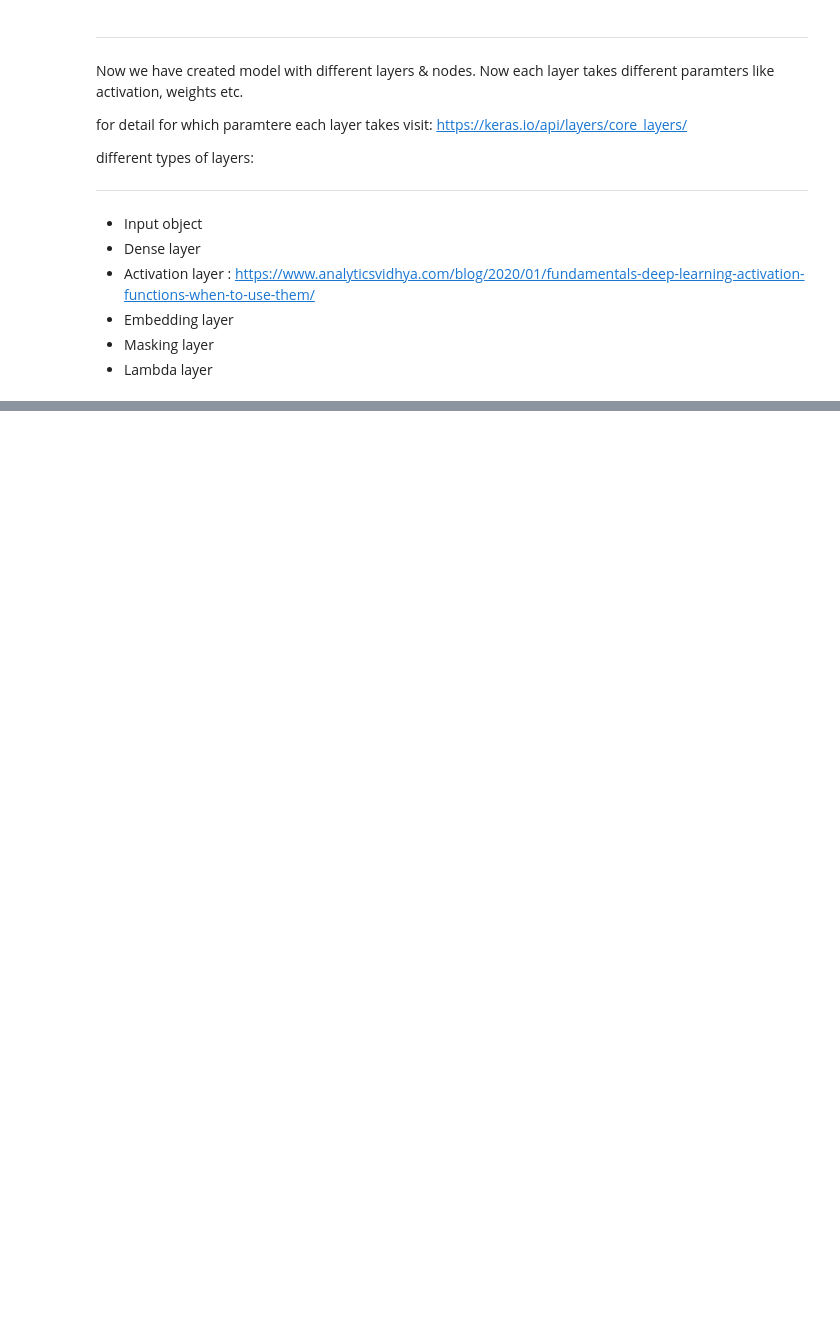
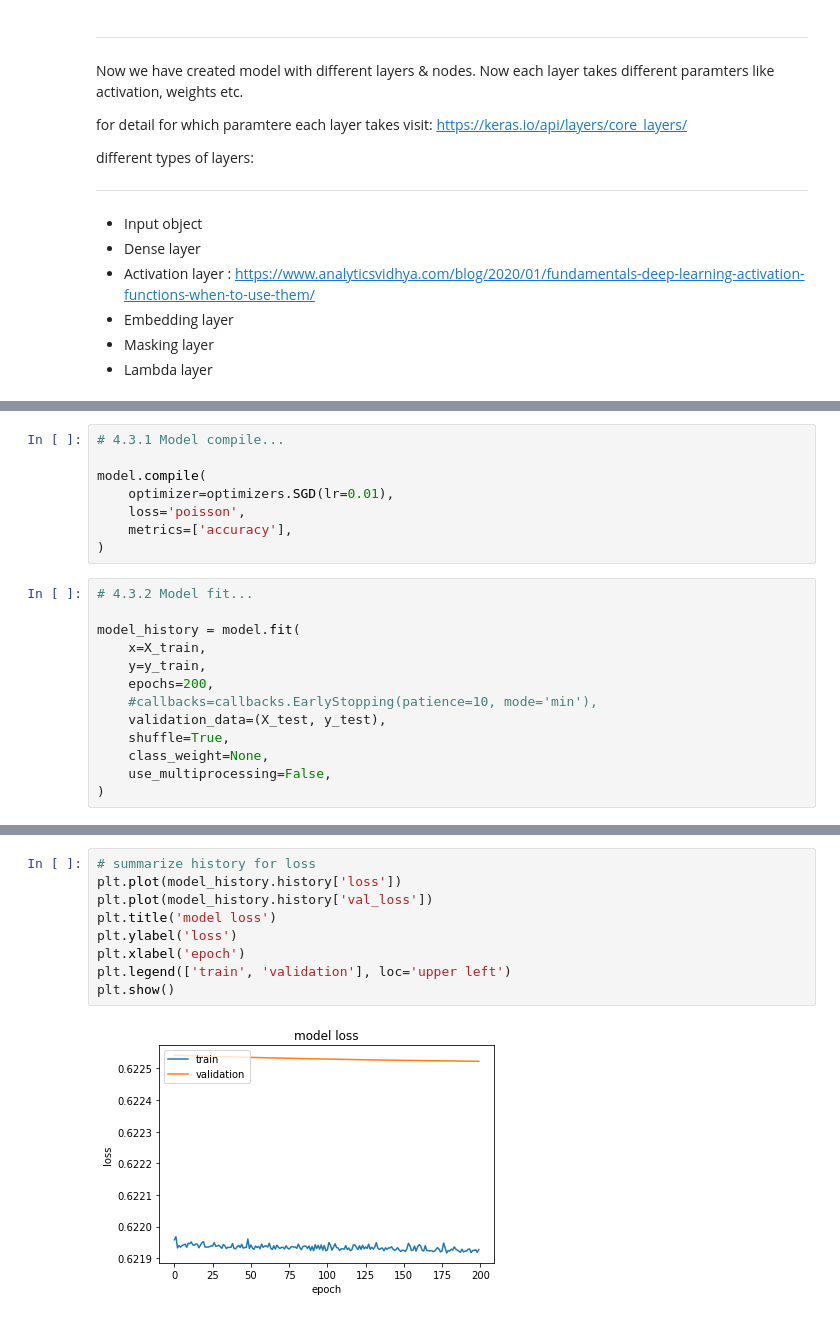
Before and after one commit to ShrikantUppin/Neural_Network, a Jupyter notebook: forest_fire.ipynb, the cells around one changed output, grey strips where cells are left out. Saved outputs shown, nothing was run; the diff lists cells and outputs as text; blank space fills up the shorter version.

```diff
--- a/forest_fire.ipynb
+++ b/forest_fire.ipynb
@@ -228,0 +246,21 @@ Image(filename='/content/network.gv.png', width=700)
+# %%
+# 4.3.1 Model compile...
+
+model.compile(
+    optimizer=optimizers.SGD(lr=0.01),
+    loss='poisson',
+    metrics=['accuracy'],
+)
+# %%
+# 4.3.2 Model fit...
+
+model_history = model.fit(
+    x=X_train,
+    y=y_train,
+    epochs=200,
+    #callbacks=callbacks.EarlyStopping(patience=10, mode='min'),
+    validation_data=(X_test, y_test),
+    shuffle=True,
+    class_weight=None,
+    use_multiprocessing=False,
+)
@@ -228,0 +306,11 @@ Image(filename='/content/network.gv.png', width=700)
+# %%
+# summarize history for loss
+plt.plot(model_history.history['loss'])
+plt.plot(model_history.history['val_loss'])
+plt.title('model loss')
+plt.ylabel('loss')
+plt.xlabel('epoch')
+plt.legend(['train', 'validation'], loc='upper left')
+plt.show()
+# %% [output]
+[figure, added]
```
Also changed, not shown: parts of 11 cells of this notebook.
